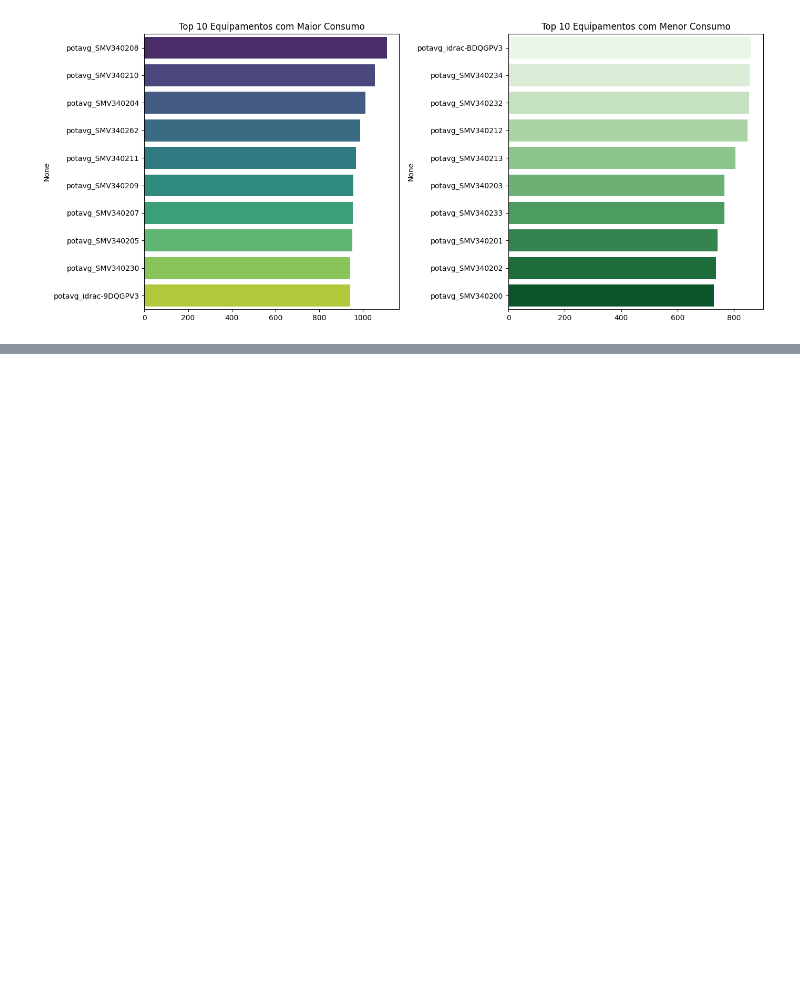
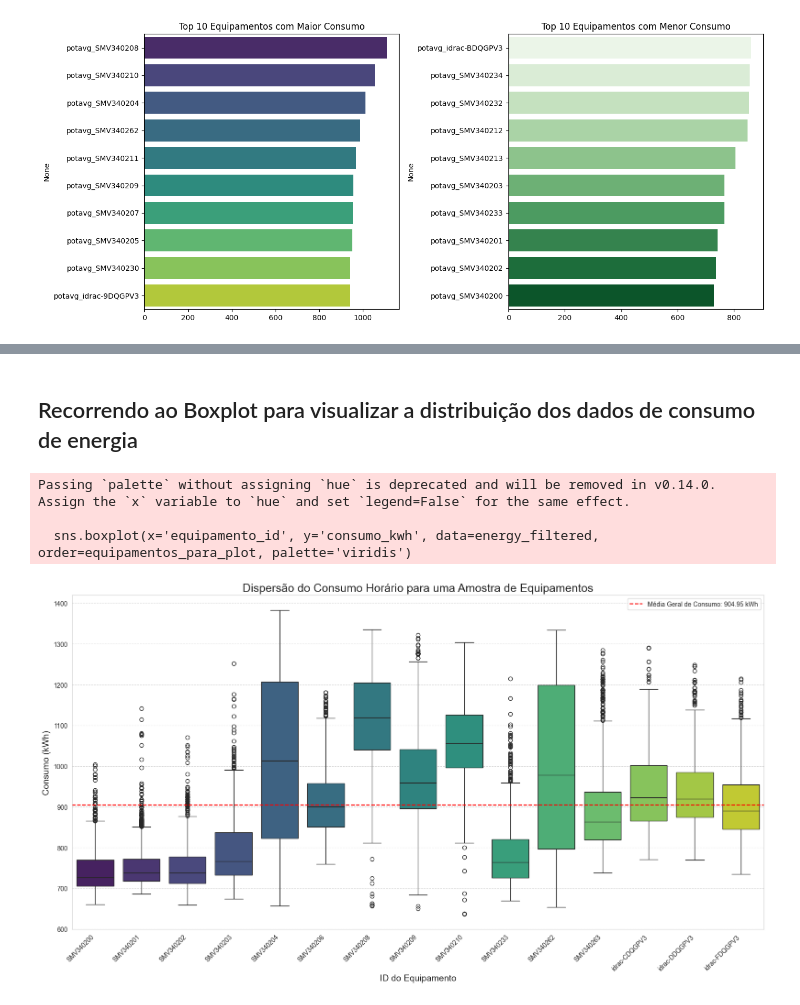
Before and after one commit to williamufpr/powermanager, a Jupyter notebook: powerTS.ipynb, the cells around one changed output, grey strips where cells are left out. Drawn from its saved outputs; the diff is of its cells as text; code cells hidden in the pictures; blank space fills up the shorter version.

Commit message:
✨ Boxplot Introduction
mean discussion

```diff
--- a/powerTS.ipynb
+++ b/powerTS.ipynb
@@ -142,0 +202,44 @@ energy_long = pd.melt(energy_raw, id_vars=['Date and time'], var_name=)
+# %% [markdown]
+## Recorrendo ao Boxplot para visualizar a distribuição dos dados de consumo de energia
+# %%
+# --- Análise e Transformação para a nova visualização ---
+
+# Calculando o consumo médio de cada equipamento para seleção da amostra
+consumo_medio_por_equip = energy_long.groupby('equipamento_id')['consumo_kwh'].mean().reset_index()
+consumo_medio_por_equip = consumo_medio_por_equip.sort_values(by='consumo_kwh', ascending=False)
+
+# Selecionando uma amostra representativa de equipamentos para a visualização:
+# 5 maiores consumidores, 5 menores e 5 do meio da distribuição
+top_5 = consumo_medio_por_equip.head(5)['equipamento_id'].tolist()
+bottom_5 = consumo_medio_por_equip.tail(5)['equipamento_id'].tolist()
+middle_5 = consumo_medio_por_equip.iloc[len(consumo_medio_por_equip)//2 - 2 : len(consumo_medio_por_equip)//2 + 3]['equipamento_id'].tolist()
+
+equipamentos_para_plot = top_5 + middle_5 + bottom_5
+equipamentos_para_plot = sorted(list(set(equipamentos_para_plot))) # Garante IDs únicos e ordenados
+
+# Filtrando o DataFrame original para incluir apenas os dados dos equipamentos selecionados
+energy_filtered = energy_long[energy_long['equipamento_id'].isin(equipamentos_para_plot)]
+
+# Calculando a média geral de consumo para todos os equipamentos (linha de referência)
+media_geral = energy_long['consumo_kwh'].mean()
+
+# --- Visualização dos Dados (Boxplot) ---
+plt.figure(figsize=(16, 9))
+sns.boxplot(x='equipamento_id', y='consumo_kwh', data=energy_filtered, order=equipamentos_para_plot, palette='viridis')
+
+# Adicionando uma linha horizontal para representar a média geral de todos os equipamentos
+plt.axhline(y=media_geral, color='red', linestyle='--', label=f'Média Geral de Consumo: {media_geral:.2f} kWh')
+
+plt.title('Dispersão do Consumo Horário para uma Amostra de Equipamentos', fontsize=18)
+plt.xlabel('ID do Equipamento', fontsize=14)
+plt.ylabel('Consumo (kWh)', fontsize=14)
+plt.xticks(rotation=45, ha='right')
+plt.legend()
+plt.grid(axis='y', linestyle='--', alpha=0.7)
+plt.tight_layout()
+plt.show()
+# %% [output]
+Passing `palette` without assigning `hue` is deprecated and will be removed in v0.14.0. Assign the `x` variable to `hue` and set `legend=False` for the same effect.
+
+  sns.boxplot(x='equipamento_id', y='consumo_kwh', data=energy_filtered, order=equipamentos_para_plot, palette='viridis')
+[figure, added]
```
Also changed, not shown: parts of 1 cell of this notebook.
